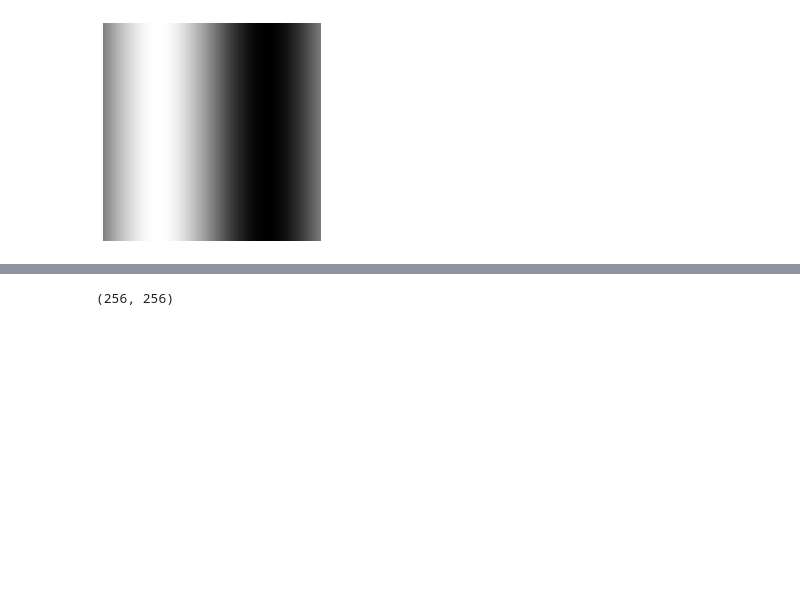
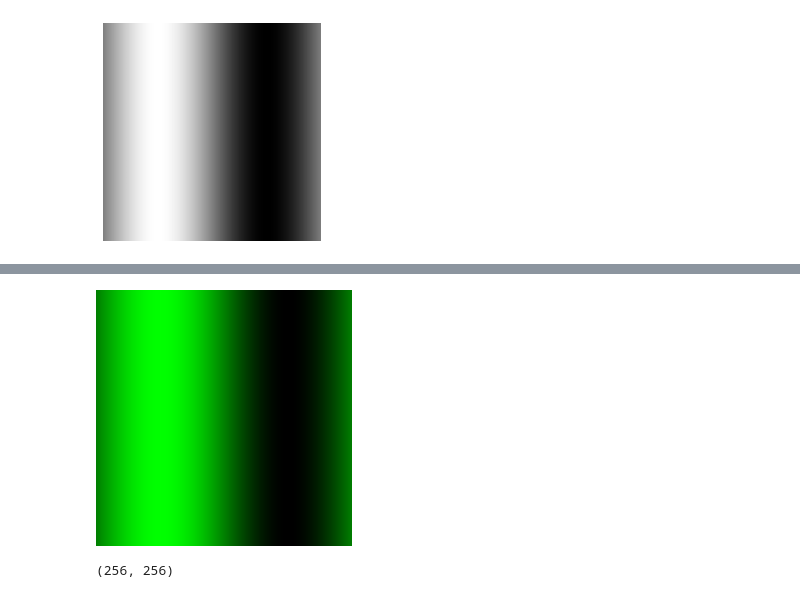
Before and after one commit to kemerelab/PyRenderMaze, a Jupyter notebook: textures/GenerateTextures.ipynb, the cells around one changed output, grey strips where cells are left out. Cells and saved outputs as stored; diff of their text form; code cells hidden in the pictures; blank space fills up the shorter version.

```diff
--- a/textures/GenerateTextures.ipynb
+++ b/textures/GenerateTextures.ipynb
@@ -19,3 +22,12 @@ im_data.save('grating.png')
+# %%
+data_green = np.tile(np.expand_dims((data+1)/2, 2), (1,1,3))
+data_green[:,:,0] = 0 # zero red channel
+data_green[:,:,2] = 0 # zero blue channel
+im_data = im.fromarray(np.uint8(data_green*255), mode='RGB')
+im_data.save('grating_green.png')
+im_data
+# %% [output]
+[figure, added]
 # %%
 data2  = np.expand_dims(np.sin(x) >= 0,1) ^ np.expand_dims(np.sin(x) >= 0,1).T
 print(data2.shape)
```
Also changed, not shown: parts of 2 cells of this notebook.
